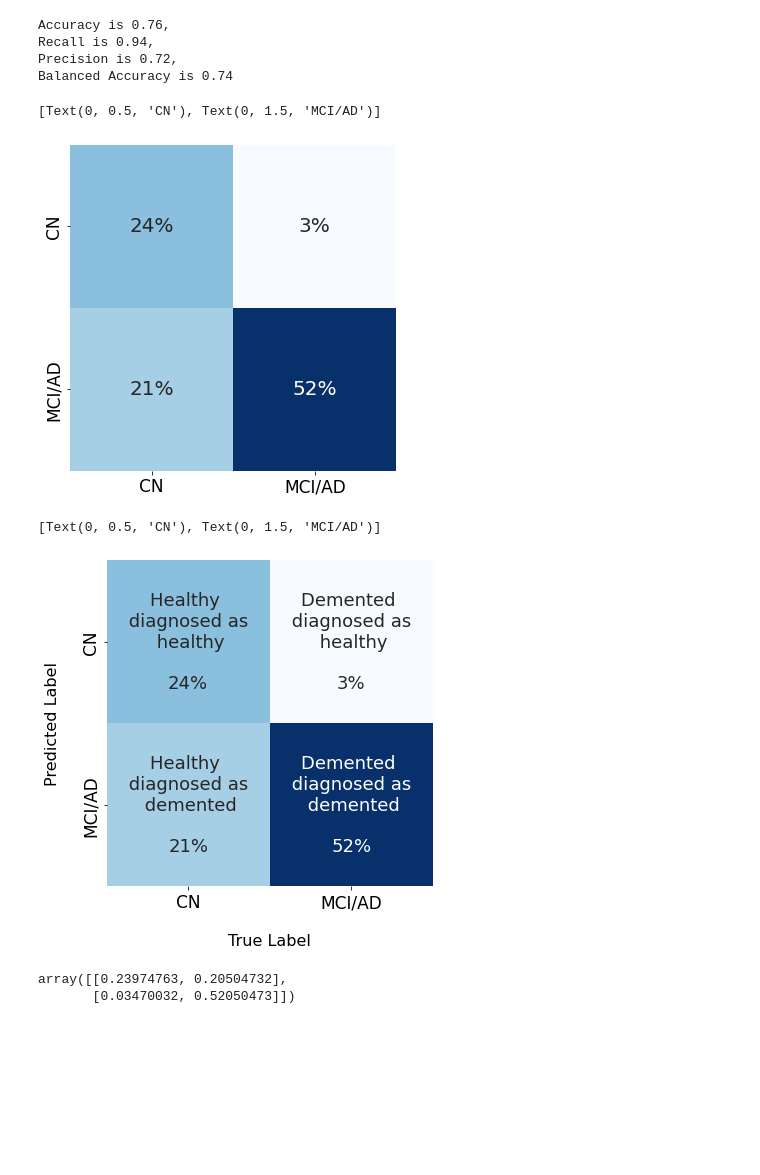
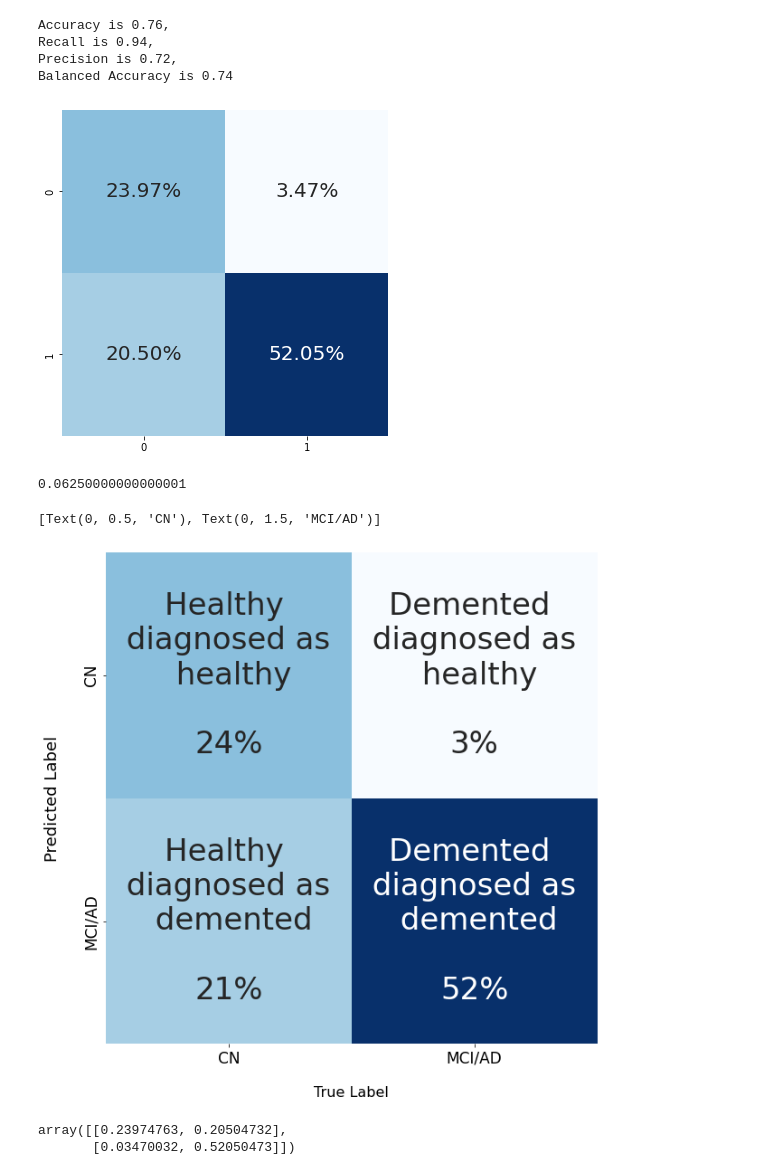
Before and after one commit to tamap94/ds-capstone-alzheimers-, a Jupyter notebook: modelling/error_analysis.ipynb, the cells around one changed output. Cells and saved outputs as stored; diff of their text form; code cells hidden in the pictures; blank space fills up the shorter version.

```diff
--- a/modelling/error_analysis.ipynb
+++ b/modelling/error_analysis.ipynb
@@ -212,36 +221,39 @@ labels = np.asarray(group_names).reshape(2,2)
 
 mat = confusion_matrix(df_result.y_test, df_result.prediction.round())
 ax = plt.subplots(figsize=(6,6))
-ax = sns.heatmap(mat.T/317, square=True, annot=True, fmt='.0%', cbar=False, cmap="Blues", annot_kws={"size":20})
+ax = sns.heatmap(mat.T/317, square=True, annot=True, fmt='.2%', cbar=False, cmap="Blues", annot_kws={"size":20})
 #plt.xlabel(' \nTrue Label', fontsize=15)
 #plt.ylabel('Predicted Label\n ', fontsize=15)
 #ax.set_xticklabels(["CN", "MCI/AD"], size=17)
 #ax.set_yticklabels(["CN", "MCI/AD"], size=17)
 # %% [output]
-[Text(0, 0.5, 'CN'), Text(0, 1.5, 'MCI/AD')]
-[figure, old version]
+[figure, new version]
+# %%
+3.47/(3.47+52.05)
+# %% [output]
+0.06250000000000001
 # %%
 mat = confusion_matrix(df_result.y_test, df_result.prediction.round())
 group_names = ["Healthy \n diagnosed as \n healthy\n ","Demented \n diagnosed as \n healthy\n ","Healthy \n diagnosed as \n demented\n ","Demented \n diagnosed as \n demented\n "]
 group_percentages = ["{0:.0%}".format(value) for value in
                      mat.flatten()/np.sum(mat)]
 labels = [f"{v1}\n{v2}" for v1, v2 in
           zip(group_names,[group_percentages[0], group_percentages[2], group_percentages[1],group_percentages[3]])]
 labels = np.asarray(labels).reshape(2,2)
 #labels = np.asarray(group_names).reshape(2,2)
 
 
 
-ax = plt.subplots(figsize=(6,6))
-ax = sns.heatmap(mat.T/317, square=True, annot=labels, fmt='', cbar=False, cmap="Blues", annot_kws={"size":18})
+ax = plt.subplots(figsize=(10,10))
+ax = sns.heatmap(mat.T/317, square=True, annot=labels, fmt='', cbar=False, cmap="Blues", annot_kws={"size":34})
 
 plt.xlabel(' \nTrue Label', fontsize=16)
-plt.ylabel('Predicted Label\n ', fontsize=16)
+plt.ylabel('Predicted Label\n ', fontsize=18)
 ax.set_xticklabels(["CN", "MCI/AD"], size=17)
 ax.set_yticklabels(["CN", "MCI/AD"], size=17)
 # %% [output]
 [Text(0, 0.5, 'CN'), Text(0, 1.5, 'MCI/AD')]
-[figure, old version]
+[figure, new version]
 # %%
 mat/np.sum(mat)
 # %% [output]
```
Also changed, not shown: parts of 8 cells of this notebook, 9 other files.
